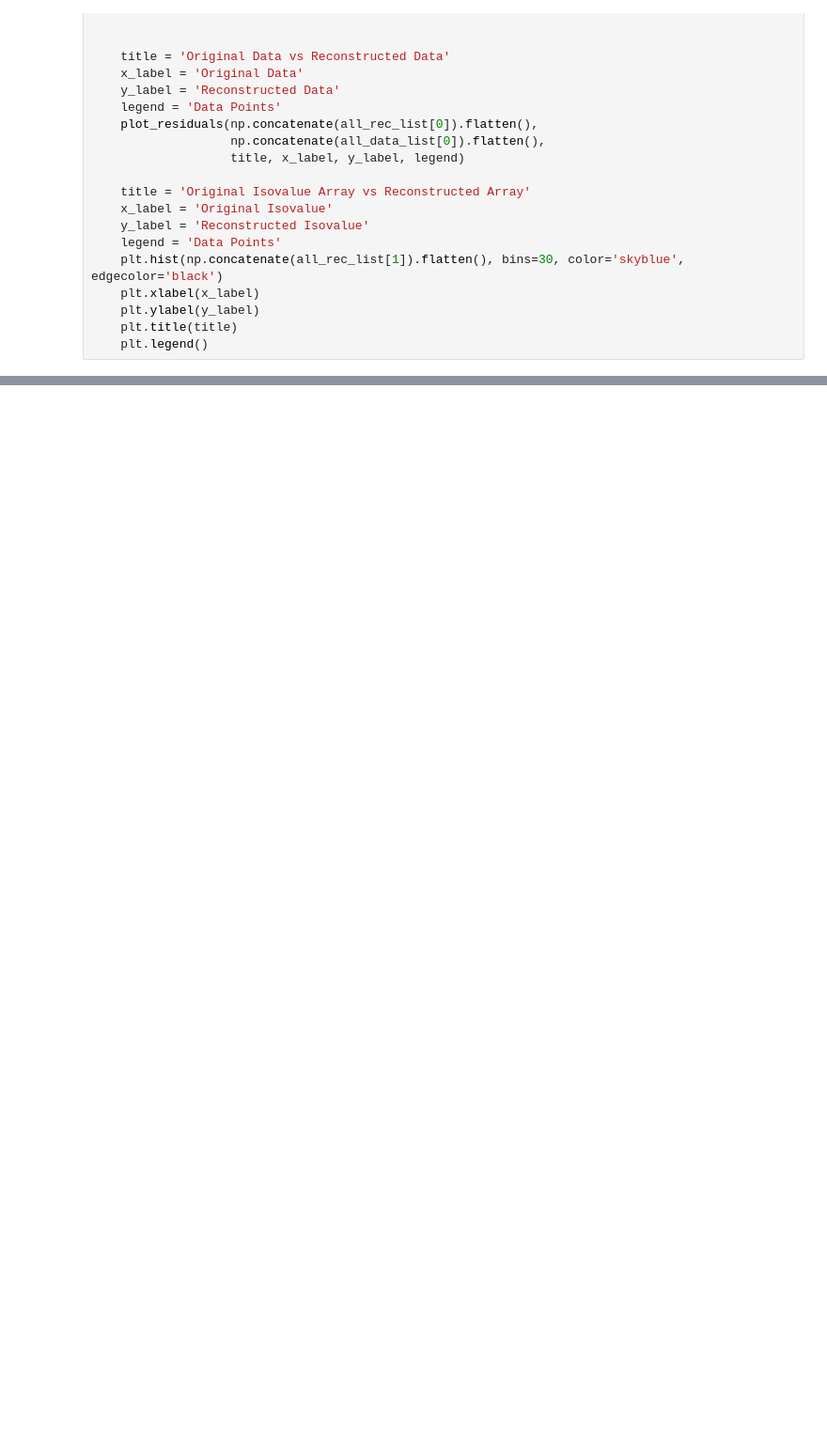
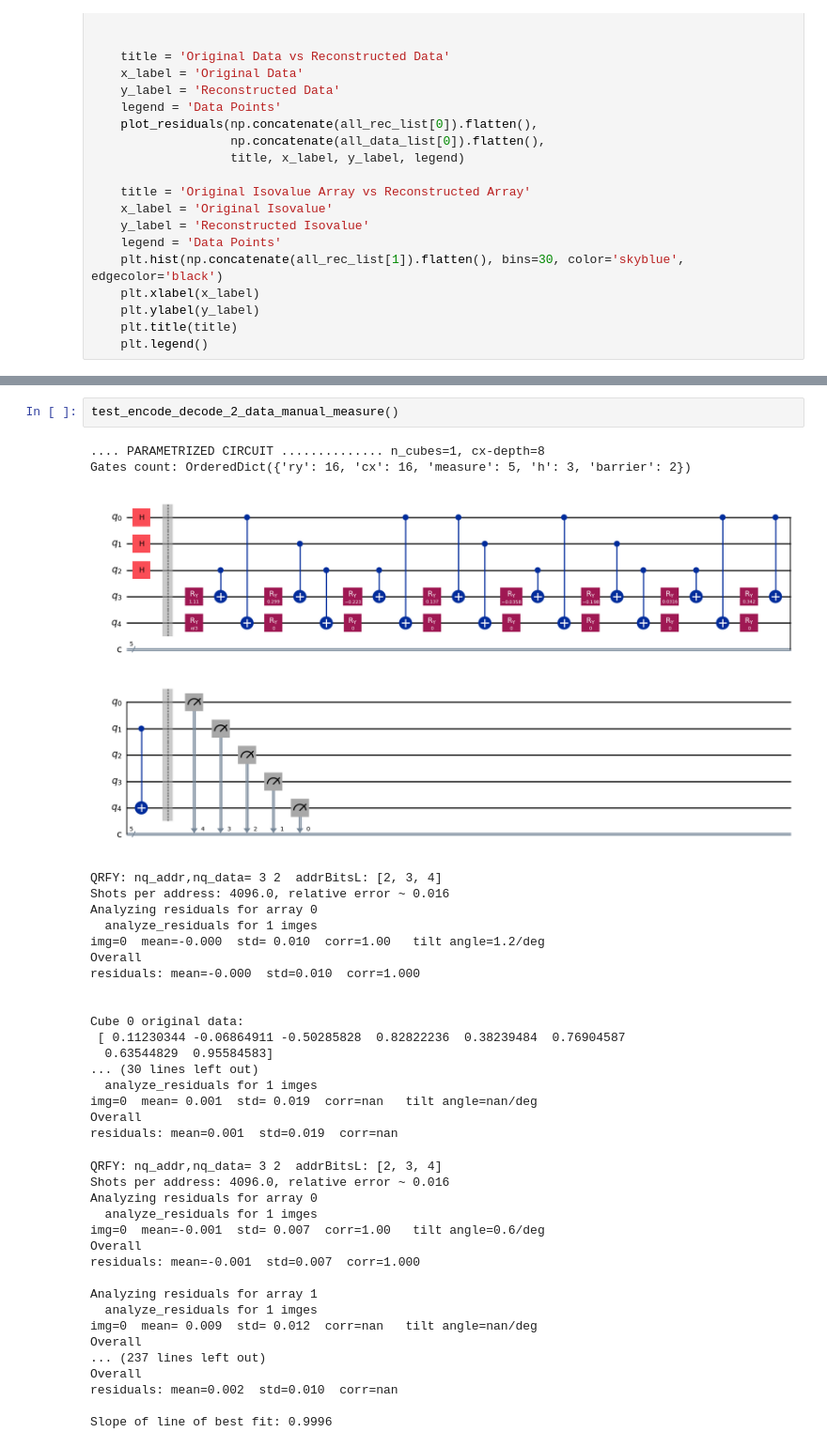
Before and after one commit to Burned357Waffles/Marching-Qubes-Thesis, a Jupyter notebook: ehands_qcrank_vertex_classification_exploration.ipynb, the cells around one changed output, grey strips where cells are left out. Shown at 94% size. Saved outputs shown, nothing was run; the diff lists cells and outputs as text; blank space fills up the shorter version.

Commit message:
manual measurement just works now...

```diff
--- a/ehands_qcrank_vertex_classification_exploration.ipynb
+++ b/ehands_qcrank_vertex_classification_exploration.ipynb
@@ -633,0 +702,40 @@ Slope of line of best fit: 0.9975
+# %%
+test_encode_decode_2_data_manual_measure()
+# %% [output]
+.... PARAMETRIZED CIRCUIT .............. n_cubes=1, cx-depth=8
+Gates count: OrderedDict({'ry': 16, 'cx': 16, 'measure': 5, 'h': 3, 'barrier': 2})
+[figure, added]
+QRFY: nq_addr,nq_data= 3 2  addrBitsL: [2, 3, 4]
+Shots per address: 4096.0, relative error ~ 0.016
+Analyzing residuals for array 0
+  analyze_residuals for 1 imges
+img=0  mean=-0.000  std= 0.010  corr=1.00   tilt angle=1.2/deg
+Overall
+residuals: mean=-0.000  std=0.010  corr=1.000
+
+
+Cube 0 original data:
+ [ 0.11230344 -0.06864911 -0.50285828  0.82822236  0.38239484  0.76904587
+  0.63544829  0.95584583]
+... (30 lines left out)
+  analyze_residuals for 1 imges
+img=0  mean= 0.001  std= 0.019  corr=nan   tilt angle=nan/deg
+Overall
+residuals: mean=0.001  std=0.019  corr=nan
+QRFY: nq_addr,nq_data= 3 2  addrBitsL: [2, 3, 4]
+Shots per address: 4096.0, relative error ~ 0.016
+Analyzing residuals for array 0
+  analyze_residuals for 1 imges
+img=0  mean=-0.001  std= 0.007  corr=1.00   tilt angle=0.6/deg
+Overall
+residuals: mean=-0.001  std=0.007  corr=1.000
+
+Analyzing residuals for array 1
+  analyze_residuals for 1 imges
+img=0  mean= 0.009  std= 0.012  corr=nan   tilt angle=nan/deg
+Overall
+... (237 lines left out)
+Overall
+residuals: mean=0.002  std=0.010  corr=nan
+
+Slope of line of best fit: 0.9996
```
Also changed, not shown: parts of 7 cells of this notebook.
